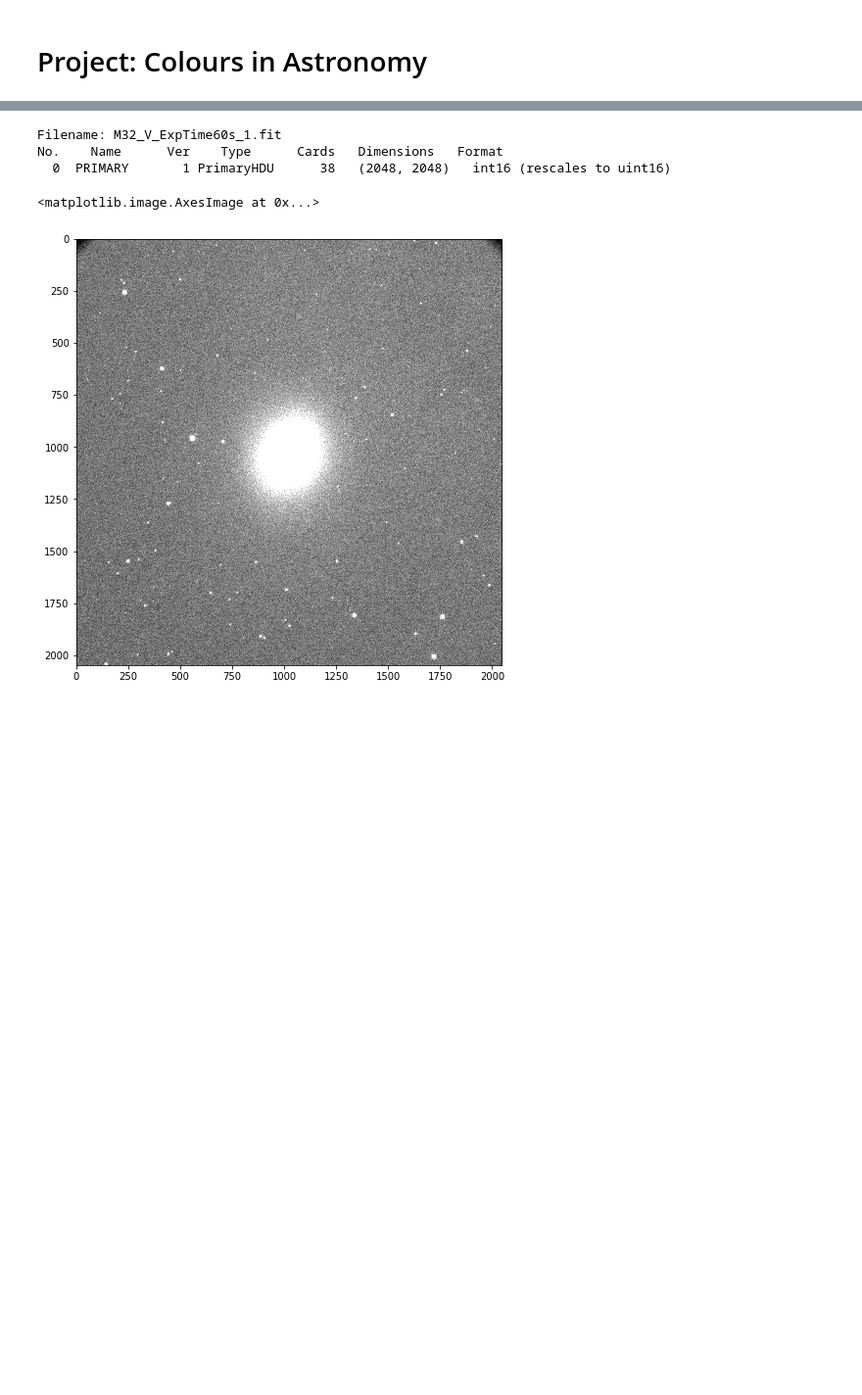
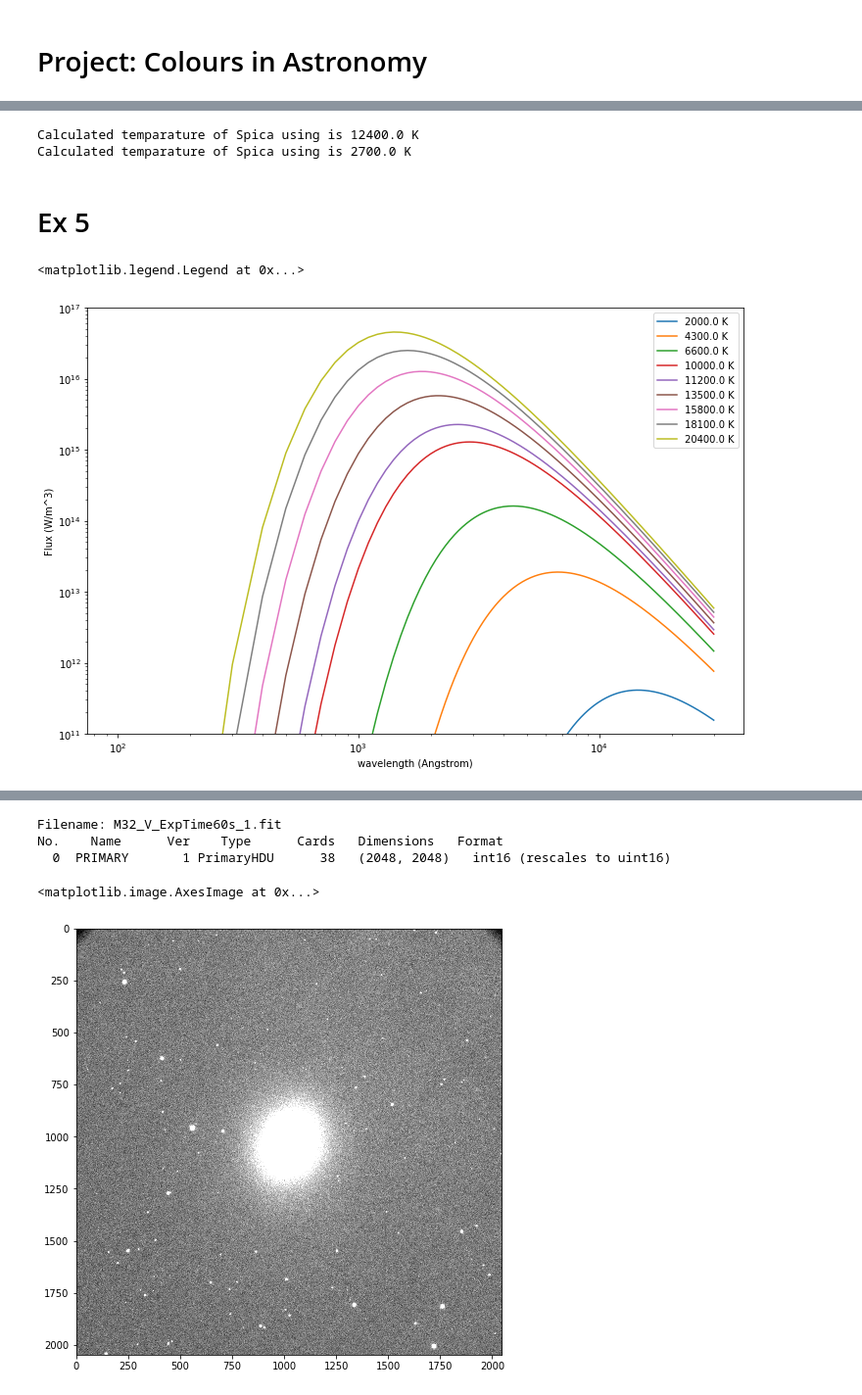
Before and after one commit to risha-daz/Astronomy_projects, a Jupyter notebook: Colours in Astronomy.ipynb, the cells around one changed output, grey strips where cells are left out. Shown at 98% size. Saved outputs shown, nothing was run; the diff lists cells and outputs as text; code cells hidden in the pictures; blank space fills up the shorter version.

```diff
--- a/Colours in Astronomy.ipynb
+++ b/Colours in Astronomy.ipynb
@@ -106,0 +114,32 @@ T_spica=
+# %%
+temps=np.arange(2000,20000,100)*u.K
+BVs_from_temp=[]
+for temp in temps:
+    BVs_from_temp.append(BV_peaks(temp))
+BVs_from_temp=np.array(BVs_from_temp)
+def temp_from_BV(BV):
+    diff=np.abs(BVs_from_temp-BV)
+    index=np.where(diff==np.amin(diff))
+    return temps[index]
+
+print("Calculated temparature of Spica using is",temp_from_BV(BV_spica)[0])
+print("Calculated temparature of Spica using is",temp_from_BV(BV_antares)[0])
+# %% [output]
+Calculated temparature of Spica using is 12400.0 K
+Calculated temparature of Spica using is 2700.0 K
+# %% [markdown]
+# Ex 5
+# %%
+board3=plt.figure(figsize=(12,8))
+ax=board3.add_subplot(1,1,1)
+for temp in temparatures:
+    ax.plot(wavelengths,rp(temp)*(10**50),label=temp)
+ax.set_yscale('log')
+ax.set_ylabel('Flux (W/m^3)')
+ax.set_ylim([10**11,10**17])
+ax.set_xscale('log')
+ax.set_xlabel('wavelength (Angstrom)')
+ax.legend()
+# %% [output]
+<matplotlib.legend.Legend at 0x...>
+[figure, added]
```
Also changed, not shown: parts of 12 cells of this notebook.
